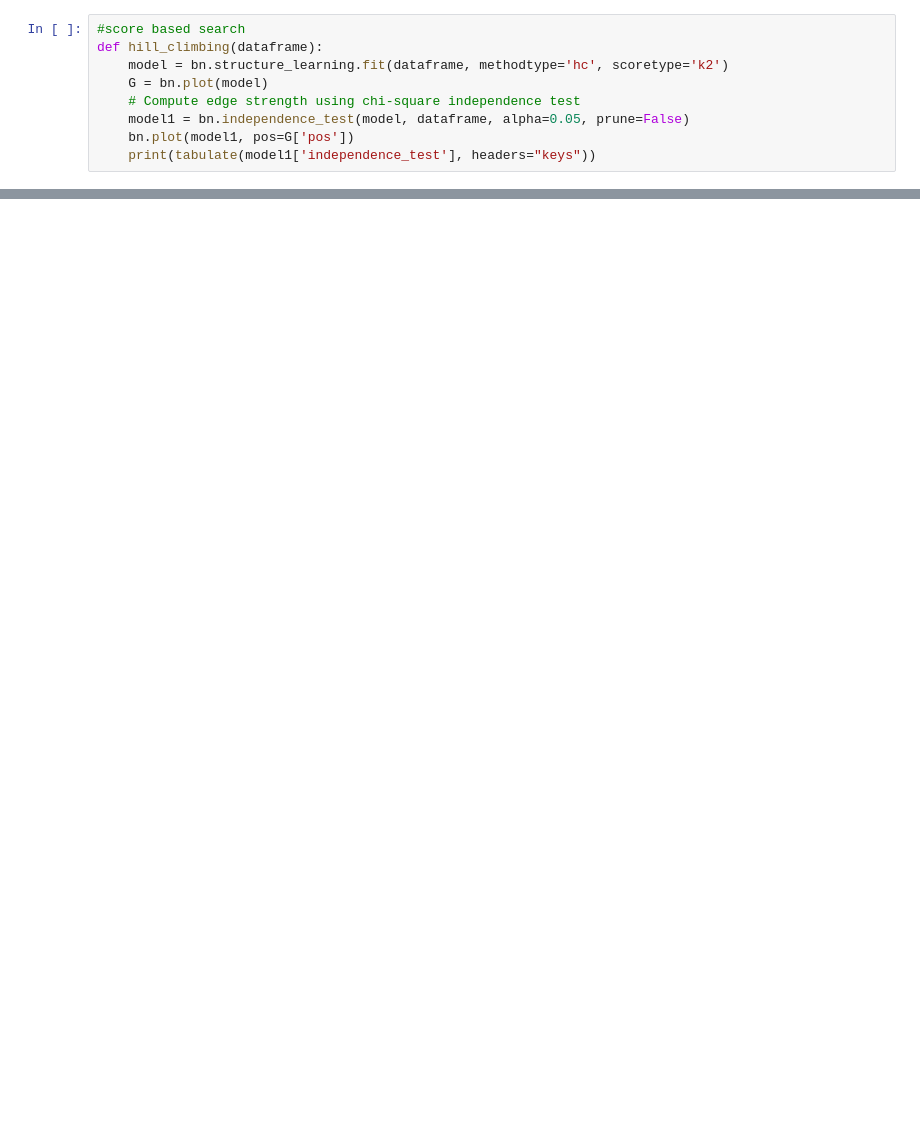
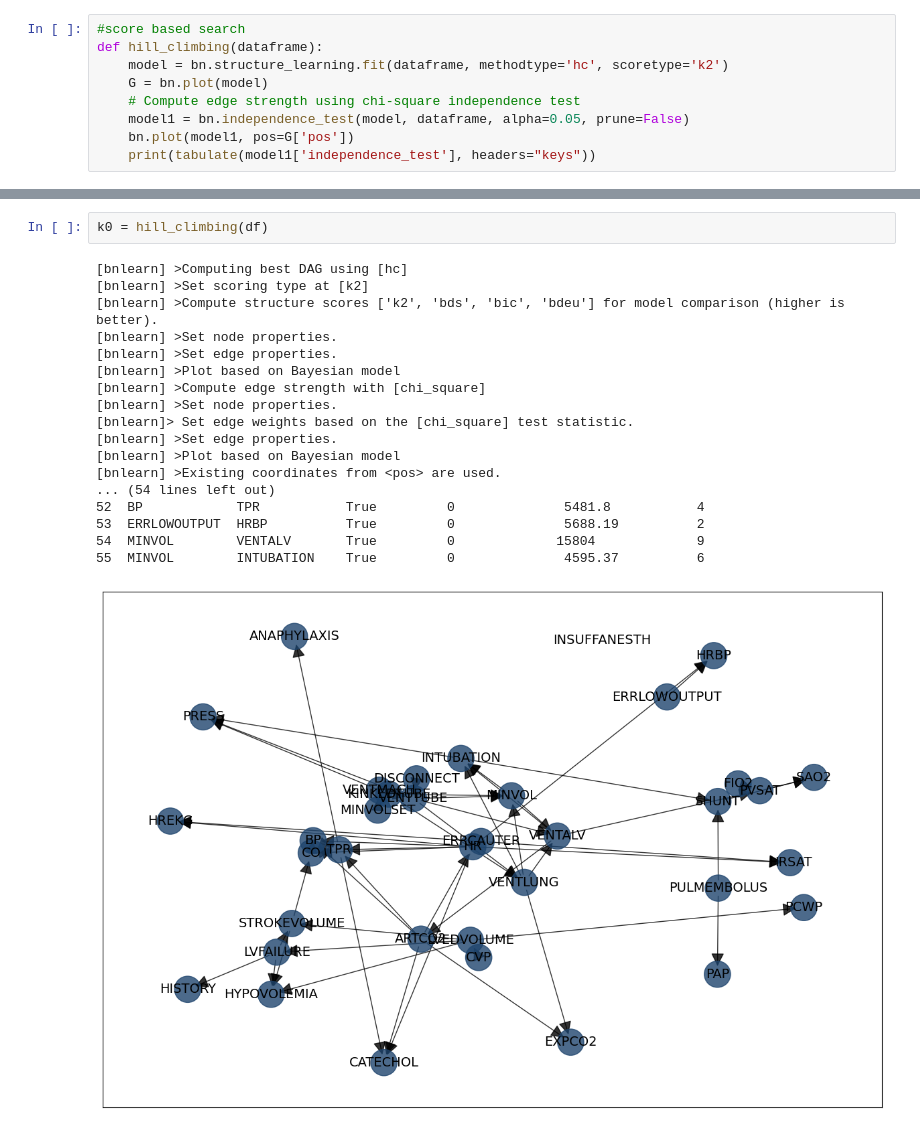
Before and after one commit to Elicit3495/ML_FYP, a Jupyter notebook: Untitled1.ipynb, the cells around one changed output, grey strips where cells are left out. Cells and saved outputs as stored; diff of their text form; blank space fills up the shorter version.

Commit message:
scoring function

```diff
--- a/Untitled1.ipynb
+++ b/Untitled1.ipynb
@@ -60,0 +52,21 @@ hill_climbing(df)
+# %%
+k0 = hill_climbing(df)
+# %% [output]
+[bnlearn] >Computing best DAG using [hc]
+[bnlearn] >Set scoring type at [k2]
+[bnlearn] >Compute structure scores ['k2', 'bds', 'bic', 'bdeu'] for model comparison (higher is better).
+[bnlearn] >Set node properties.
+[bnlearn] >Set edge properties.
+[bnlearn] >Plot based on Bayesian model
+[bnlearn] >Compute edge strength with [chi_square]
+[bnlearn] >Set node properties.
+[bnlearn]> Set edge weights based on the [chi_square] test statistic.
+[bnlearn] >Set edge properties.
+[bnlearn] >Plot based on Bayesian model
+[bnlearn] >Existing coordinates from <pos> are used.
+... (54 lines left out)
+52  BP            TPR           True         0              5481.8           4
+53  ERRLOWOUTPUT  HRBP          True         0              5688.19          2
+54  MINVOL        VENTALV       True         0             15804             9
+55  MINVOL        INTUBATION    True         0              4595.37          6
+[figure, added]
```
Also changed, not shown: parts of 22 cells of this notebook, 1 other file.
